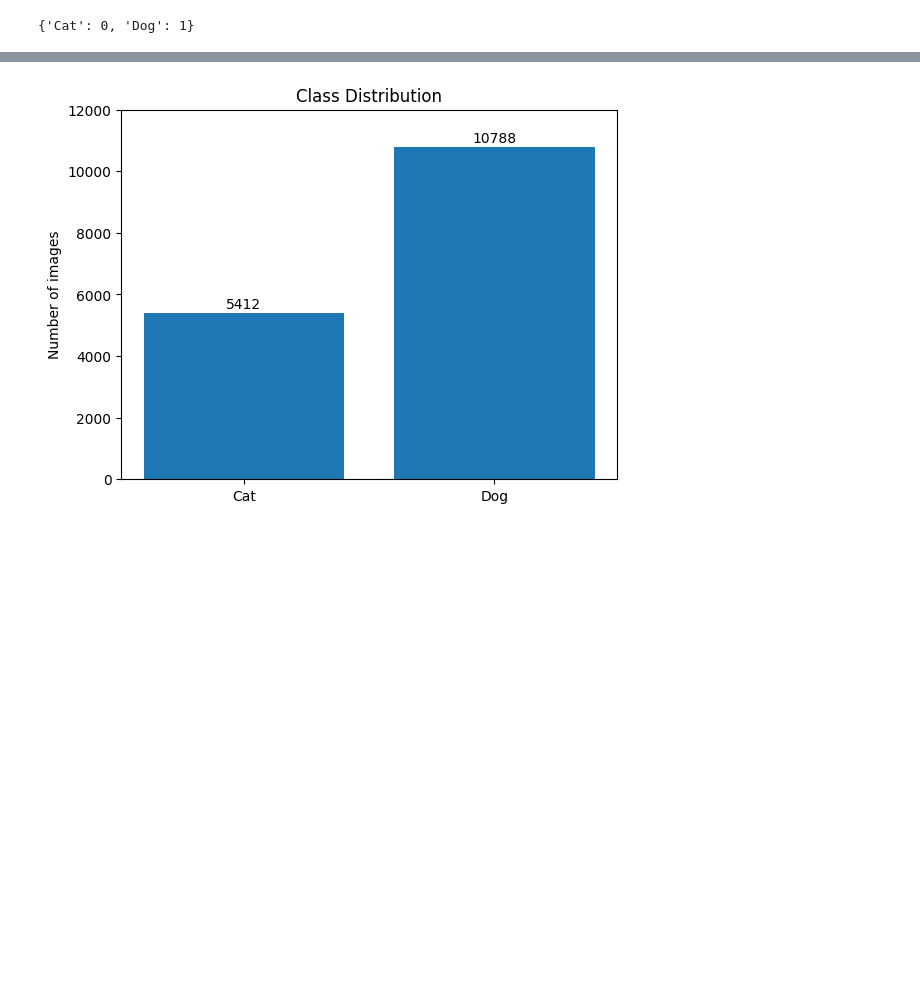
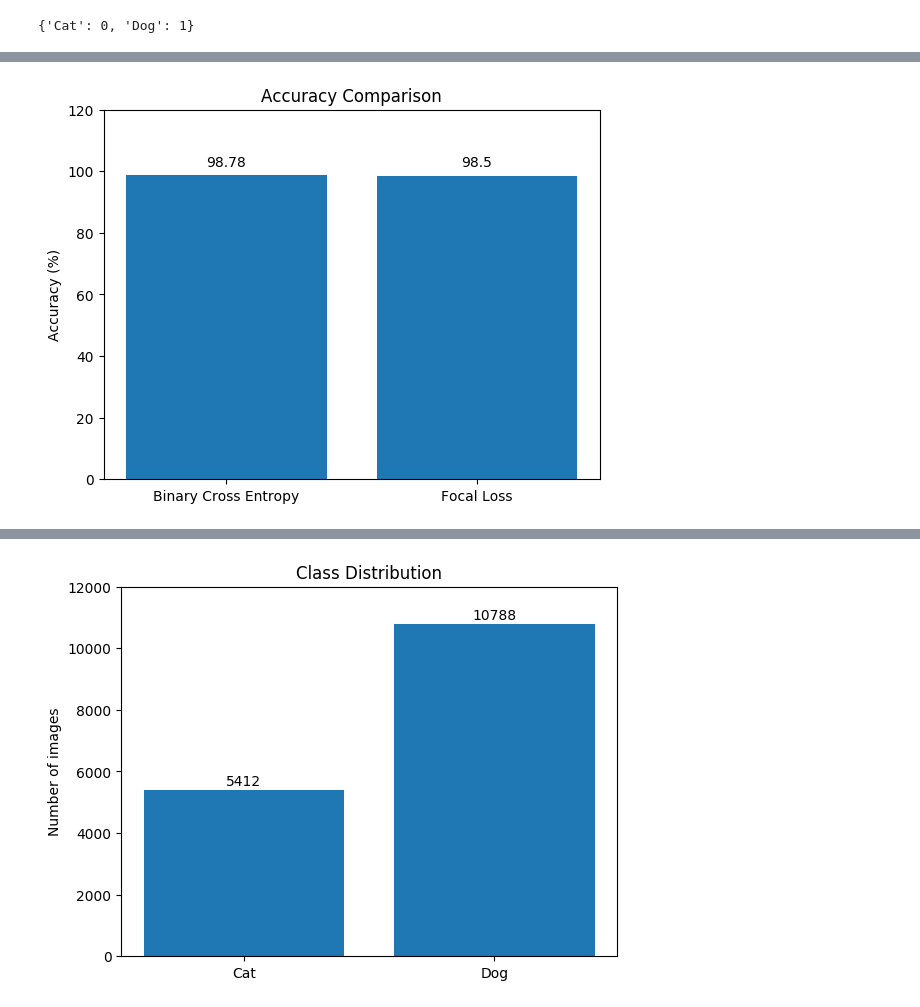
Before and after one commit to kelly-y/CVDL, a Jupyter notebook: hw2/hw2_5/resnet50.ipynb, the cells around one changed output, grey strips where cells are left out. Cells and saved outputs as stored; diff of their text form; code cells hidden in the pictures; blank space fills up the shorter version.

Commit message:
resnet50 training complete

```diff
--- a/hw2/hw2_5/resnet50.ipynb
+++ b/hw2/hw2_5/resnet50.ipynb
@@ -185,3 +254,69 @@ The validation accruacy is 100 %
+# %%
+# transform
+transform = transforms.Compose([
+    transforms.Resize((224, 224)),
+    transforms.ToTensor(),
+    transforms.Normalize(
+        mean=[0.485, 0.456, 0.406],
+        std=[0.229, 0.224, 0.225]
+    )
+])
+batchSize = 20
+
+# Load Data
+validData = datasets.ImageFolder(os.path.join(os.getcwd(), "Dataset_OpenCvDl_Hw2_Q5", "validation_dataset"), transform=transform)
+validLoader = torch.utils.data.DataLoader(validData, batch_size=batchSize, shuffle=True)
+
+# Compute accruacy
+def compute(model):
+    correct, total = 0, 0
+    for images, labels in validLoader:
+        images = images.to(device)
+        labels = labels.unsqueeze(1).float()
+        labels = labels.to(device)
+
+        model.eval()
+        outputs = model(images)
+        total += labels.size(0)
+        outputs = torch.sigmoid(outputs)
+        predicts = np.array([0 if x <= 0.5 else 1 for x in outputs.detach().cpu().numpy().ravel()])
+        correct += np.size( np.where(predicts == labels.detach().cpu().numpy().astype(np.int32).ravel()) )
+    acc = 100 * correct / total
+    return acc
+
+# Validation Accruacy of Focal Loss
+modelFocal = torchvision.models.resnet50()
+fcIn = modelFocal.fc.in_features
+modelFocal.fc = nn.Linear(fcIn, 1)
+modelFocal.to(device)
+modelFocal.load_state_dict( torch.load( os.path.join(os.getcwd(), "model_Focal.pth") ) )
+accF = compute(modelFocal)
+
+# Validation Accuracy of BCE Loss
+modelBCE = torchvision.models.resnet50()
+fcIn = modelBCE.fc.in_features
+modelBCE.fc = nn.Linear(fcIn, 1)
+modelBCE.to(device)
+modelBCE.load_state_dict( torch.load( os.path.join(os.getcwd(), "model_BCE.pth") ) )
+accB = compute(modelBCE)
+
+# Plot both accuracy
+path = os.path.join(os.getcwd(), "")
+
+x = ["Binary Cross Entropy", "Focal Loss"]
+y = [accB, accF]
+plt.ylim(0, 120)
+plt.ylabel("Accuracy (%)")
+plt.title("Accuracy Comparison")
+accImg = plt.bar(x, y)
+
+for idx, acc in enumerate(y):
+    plt.text(idx, acc+2, str(round(acc, 2)), ha="center", va="bottom")
+
+plt.savefig("accCompare.png")
+plt.show()
+# %% [output]
+[figure, added]
 # %%
 def plot(trainAcc, testAcc):
     # Accuracy plt
```
Also changed, not shown: parts of 9 cells of this notebook, 3 other files.
